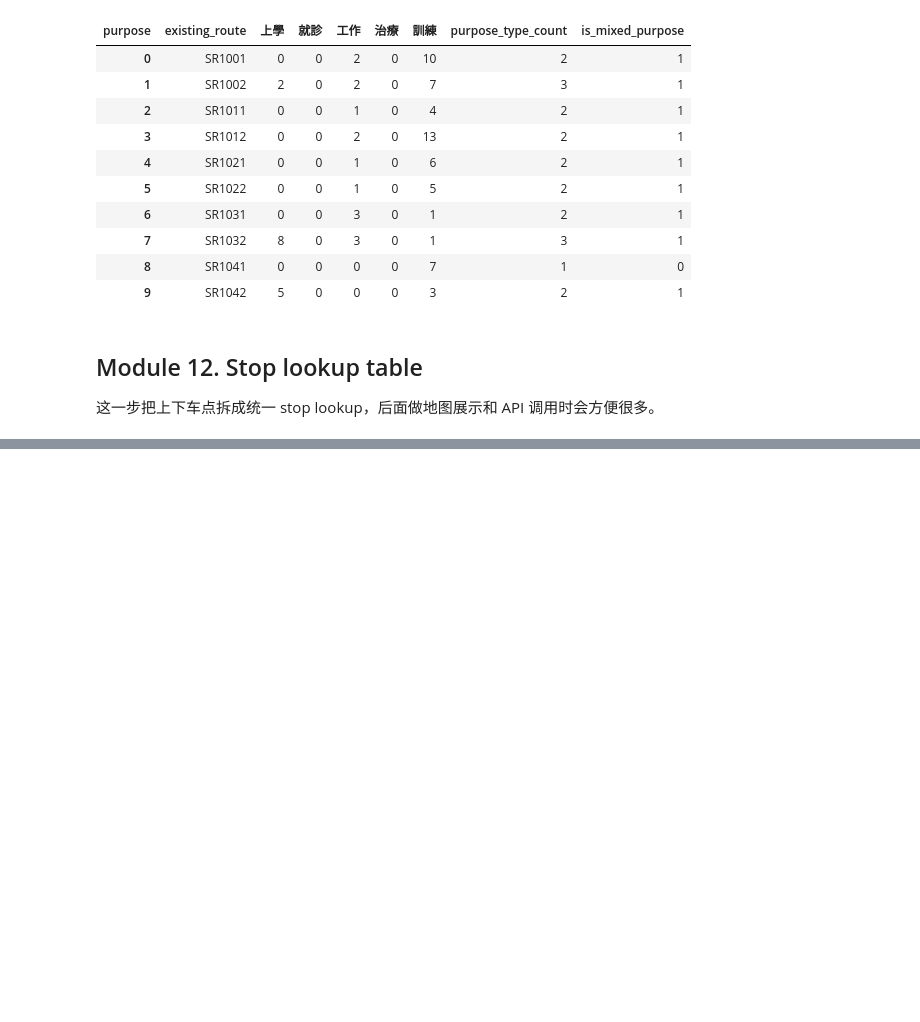
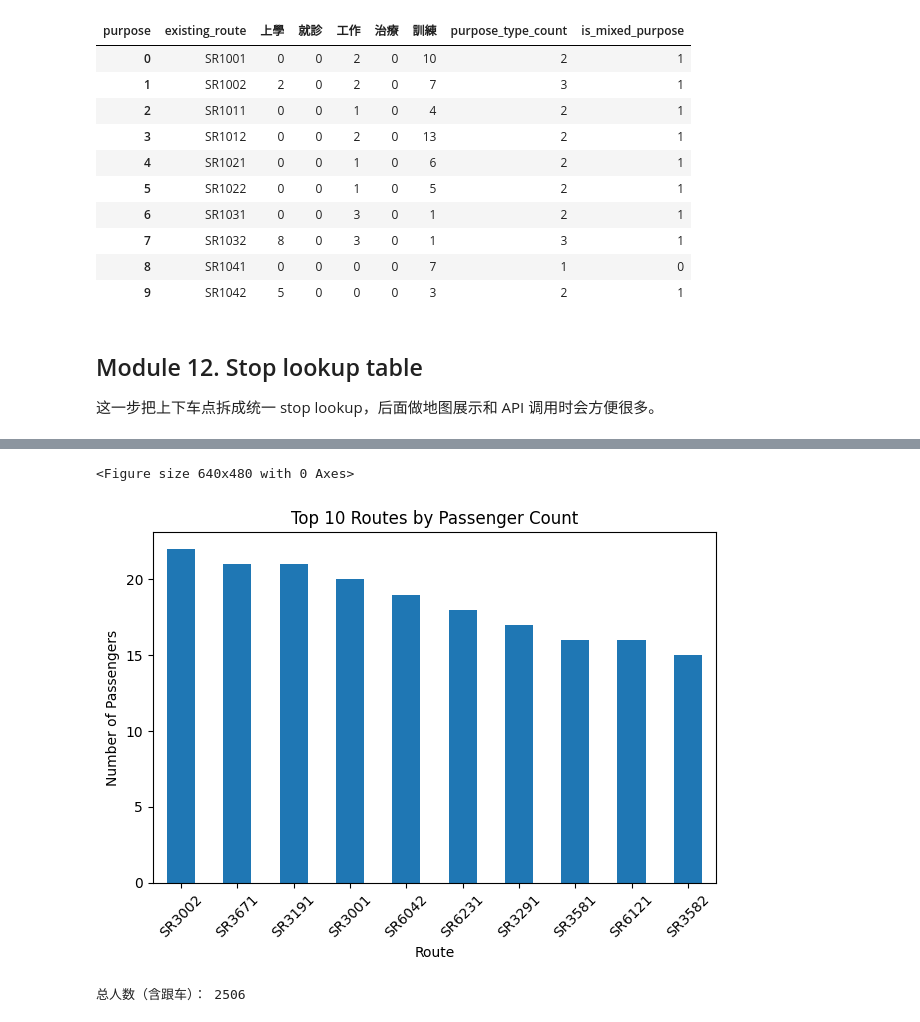
Before and after one commit to Chenbei2002/rehabus-route-optimization, a Jupyter notebook: rehabus_srs_data_processing.ipynb, the cells around one changed output, grey strips where cells are left out. Saved outputs shown, nothing was run; the diff lists cells and outputs as text; code cells hidden in the pictures; blank space fills up the shorter version.

```diff
--- a/rehabus_srs_data_processing.ipynb
+++ b/rehabus_srs_data_processing.ipynb
@@ -603,0 +890,11 @@ print("- stop_lookup.csv")
+# %%
+df = passenger_input.copy()
+
+route_counts = (
+    df.groupby("existing_route")["passenger"]
+    .count()
+    .reset_index(name="total_passengers")
+    .sort_values(by="total_passengers", ascending=False)
+)
+
+print(route_counts)
@@ -603,0 +916,28 @@ print("- stop_lookup.csv")
+# %%
+import matplotlib.pyplot as plt
+
+top_n = 10
+
+plt.figure()
+route_counts.head(top_n).plot(
+    x="existing_route",
+    y="total_passengers",
+    kind="bar",
+    legend=False
+)
+
+plt.title(f"Top {top_n} Routes by Passenger Count")
+plt.xlabel("Route")
+plt.ylabel("Number of Passengers")
+plt.xticks(rotation=45)
+plt.tight_layout()
+plt.show()
+# %% [output]
+<Figure size 640x480 with 0 Axes>
+[figure, added]
+# %%
+total_passengers = len(passenger_input)
+
+print("总人数（含跟车）：", total_passengers)
+# %% [output]
+总人数（含跟车）： 2506
```
Also changed, not shown: parts of 23 cells of this notebook, 36 other files.
